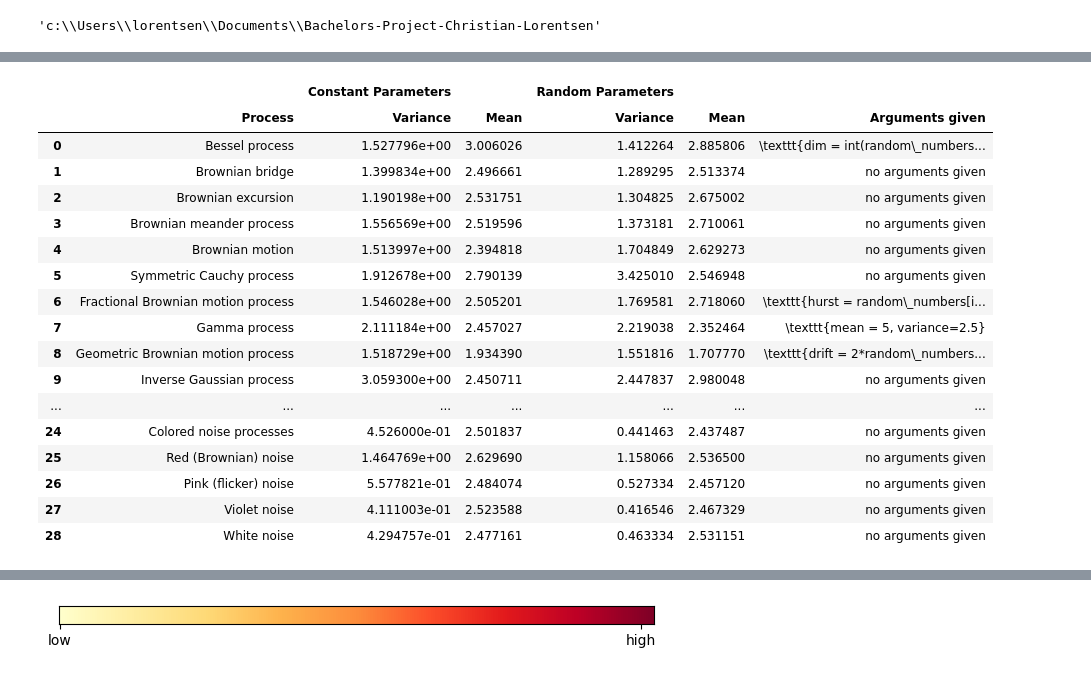
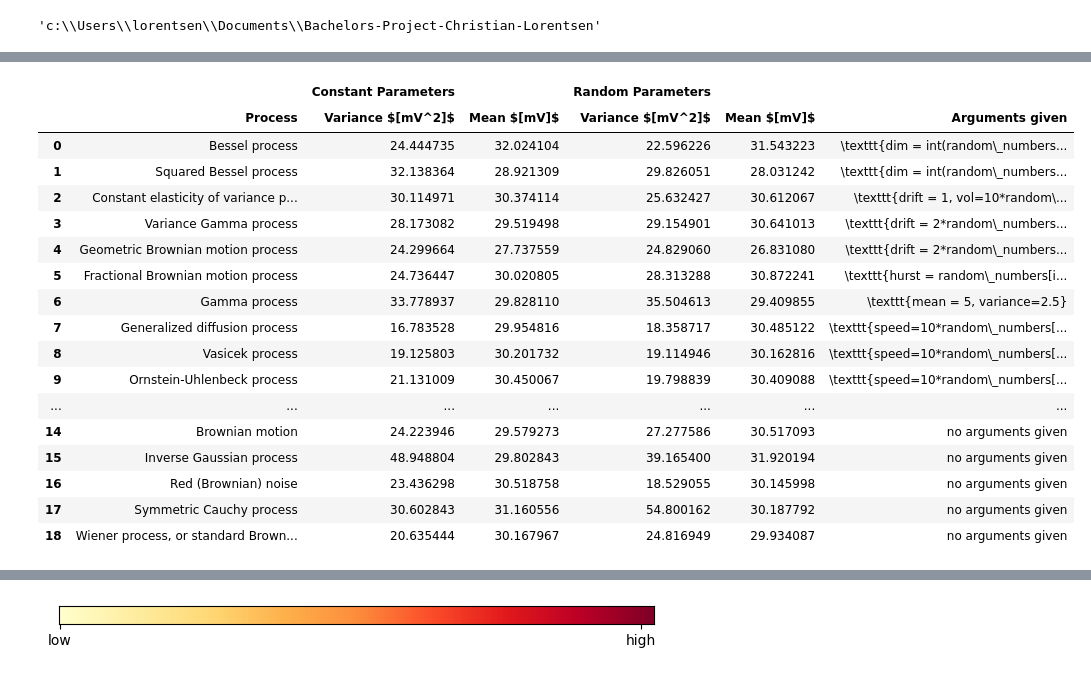
Before and after one commit to Chrillemis/Bachelors-Project-Christian-Lorentsen, a Jupyter notebook: Python/PC/Process_table.ipynb, the cells around one changed output, grey strips where cells are left out. Drawn from its saved outputs; the diff is of its cells as text; code cells hidden in the pictures.

```diff
--- a/Python/PC/Process_table.ipynb
+++ b/Python/PC/Process_table.ipynb
@@ -204,34 +205,49 @@ onlyvarmean.index = np.arange(29)
 # %%
 df = pd.DataFrame()
 df["Process"] = keys
 df = df.join(onlyvarmean)
 # df["mean"] = np.linspace(0, 1, 29)
 # df["var"] = np.linspace(1, 0, 29)
 df["Arguments given"] = args
 columns=[('','Process'), ('Constant Parameters','varprocesses'), ('Constant Parameters','meanprocesses'), ('Random Parameters','vardiffent_process_params'), ('Random Parameters','meandiffent_process_params'), ('','Arguments given')]
 df.columns=pd.MultiIndex.from_tuples(columns)
-df = df.rename(columns={"varprocesses":"Variance", "meanprocesses": "Mean", "vardiffent_process_params": "Variance", "meandiffent_process_params": "Mean"})
+df = df.rename(columns={"varprocesses":"Variance $[mV^2]$", "meanprocesses": "Mean $[mV]$", "vardiffent_process_params": "Variance $[mV^2]$", "meandiffent_process_params": "Mean $[mV]$"})
 # ", ".join(["(\'\',\'" + x + "\')" for x in list(df.columns)])
+# df = df.loc[0:19]
+
+
+remove_cols = [x for x in list(df["", "Process"]) if "noise" in x and "Brownian" not in x or "oisson" in x or "Cox" in x]
+df = df.sort_values(by=("", "Process"))
+df.reset_index(drop=True, inplace=True)
+# df['Process']
+df = df.drop(index=np.where(np.isin(df["", "Process"], remove_cols))[0])
+
+df = df.sort_values(by=[('','Arguments given'), ("","Process")])
+
+# df.loc[8, ('Constant Parameters', "Variance")] = None
+# df.loc[8, ('Constant Parameters', "Mean")] = None
+df.reset_index(drop=True, inplace=True)
+
 df
 # %% [output]
 |  |  | Constant Parameters |  | Random Parameters |  |  |
-|  | Process | Variance | Mean | Variance | Mean | Arguments given |
-| 0 | Bessel process | 1.527796e+00 | 3.006026 | 1.412264 | 2.885806 | \texttt{dim = int(random\_numbers... |
-| 1 | Brownian bridge | 1.399834e+00 | 2.496661 | 1.289295 | 2.513374 | no arguments given |
-| 2 | Brownian excursion | 1.190198e+00 | 2.531751 | 1.304825 | 2.675002 | no arguments given |
-| 3 | Brownian meander process | 1.556569e+00 | 2.519596 | 1.373181 | 2.710061 | no arguments given |
-| 4 | Brownian motion | 1.513997e+00 | 2.394818 | 1.704849 | 2.629273 | no arguments given |
-| 5 | Symmetric Cauchy process | 1.912678e+00 | 2.790139 | 3.425010 | 2.546948 | no arguments given |
-| 6 | Fractional Brownian motion process | 1.546028e+00 | 2.505201 | 1.769581 | 2.718060 | \texttt{hurst = random\_numbers[i... |
-| 7 | Gamma process | 2.111184e+00 | 2.457027 | 2.219038 | 2.352464 | \texttt{mean = 5, variance=2.5} |
-| 8 | Geometric Brownian motion process | 1.518729e+00 | 1.934390 | 1.551816 | 1.707770 | \texttt{drift = 2*random\_numbers... |
-| 9 | Inverse Gaussian process | 3.059300e+00 | 2.450711 | 2.447837 | 2.980048 | no arguments given |
+|  | Process | Variance $[mV^2]$ | Mean $[mV]$ | Variance $[mV^2]$ | Mean $[mV]$ | Arguments given |
+| 0 | Bessel process | 24.444735 | 32.024104 | 22.596226 | 31.543223 | \texttt{dim = int(random\_numbers... |
+| 1 | Squared Bessel process | 32.138364 | 28.921309 | 29.826051 | 28.031242 | \texttt{dim = int(random\_numbers... |
+| 2 | Constant elasticity of variance p... | 30.114971 | 30.374114 | 25.632427 | 30.612067 | \texttt{drift = 1, vol=10*random\... |
+| 3 | Variance Gamma process | 28.173082 | 29.519498 | 29.154901 | 30.641013 | \texttt{drift = 2*random\_numbers... |
+| 4 | Geometric Brownian motion process | 24.299664 | 27.737559 | 24.829060 | 26.831080 | \texttt{drift = 2*random\_numbers... |
+| 5 | Fractional Brownian motion process | 24.736447 | 30.020805 | 28.313288 | 30.872241 | \texttt{hurst = random\_numbers[i... |
+| 6 | Gamma process | 33.778937 | 29.828110 | 35.504613 | 29.409855 | \texttt{mean = 5, variance=2.5} |
+| 7 | Generalized diffusion process | 16.783528 | 29.954816 | 18.358717 | 30.485122 | \texttt{speed=10*random\_numbers[... |
+| 8 | Vasicek process | 19.125803 | 30.201732 | 19.114946 | 30.162816 | \texttt{speed=10*random\_numbers[... |
+| 9 | Ornstein-Uhlenbeck process | 21.131009 | 30.450067 | 19.798839 | 30.409088 | \texttt{speed=10*random\_numbers[... |
 | ... | ... | ... | ... | ... | ... | ... |
-| 24 | Colored noise processes | 4.526000e-01 | 2.501837 | 0.441463 | 2.437487 | no arguments given |
-| 25 | Red (Brownian) noise | 1.464769e+00 | 2.629690 | 1.158066 | 2.536500 | no arguments given |
-| 26 | Pink (flicker) noise | 5.577821e-01 | 2.484074 | 0.527334 | 2.457120 | no arguments given |
-| 27 | Violet noise | 4.111003e-01 | 2.523588 | 0.416546 | 2.467329 | no arguments given |
-| 28 | White noise | 4.294757e-01 | 2.477161 | 0.463334 | 2.531151 | no arguments given |
+| 14 | Brownian motion | 24.223946 | 29.579273 | 27.277586 | 30.517093 | no arguments given |
+| 15 | Inverse Gaussian process | 48.948804 | 29.802843 | 39.165400 | 31.920194 | no arguments given |
+| 16 | Red (Brownian) noise | 23.436298 | 30.518758 | 18.529055 | 30.145998 | no arguments given |
+| 17 | Symmetric Cauchy process | 30.602843 | 31.160556 | 54.800162 | 30.187792 | no arguments given |
+| 18 | Wiener process, or standard Brown... | 20.635444 | 30.167967 | 24.816949 | 29.934087 | no arguments given |
 # %%
 path_to_tex = os.path.join(Git_Folder, "67a9c89827d61417b921f8b8", "Tables", "Processes.tex")
 
```
Also changed, not shown: parts of 4 cells of this notebook, 1 other file.
